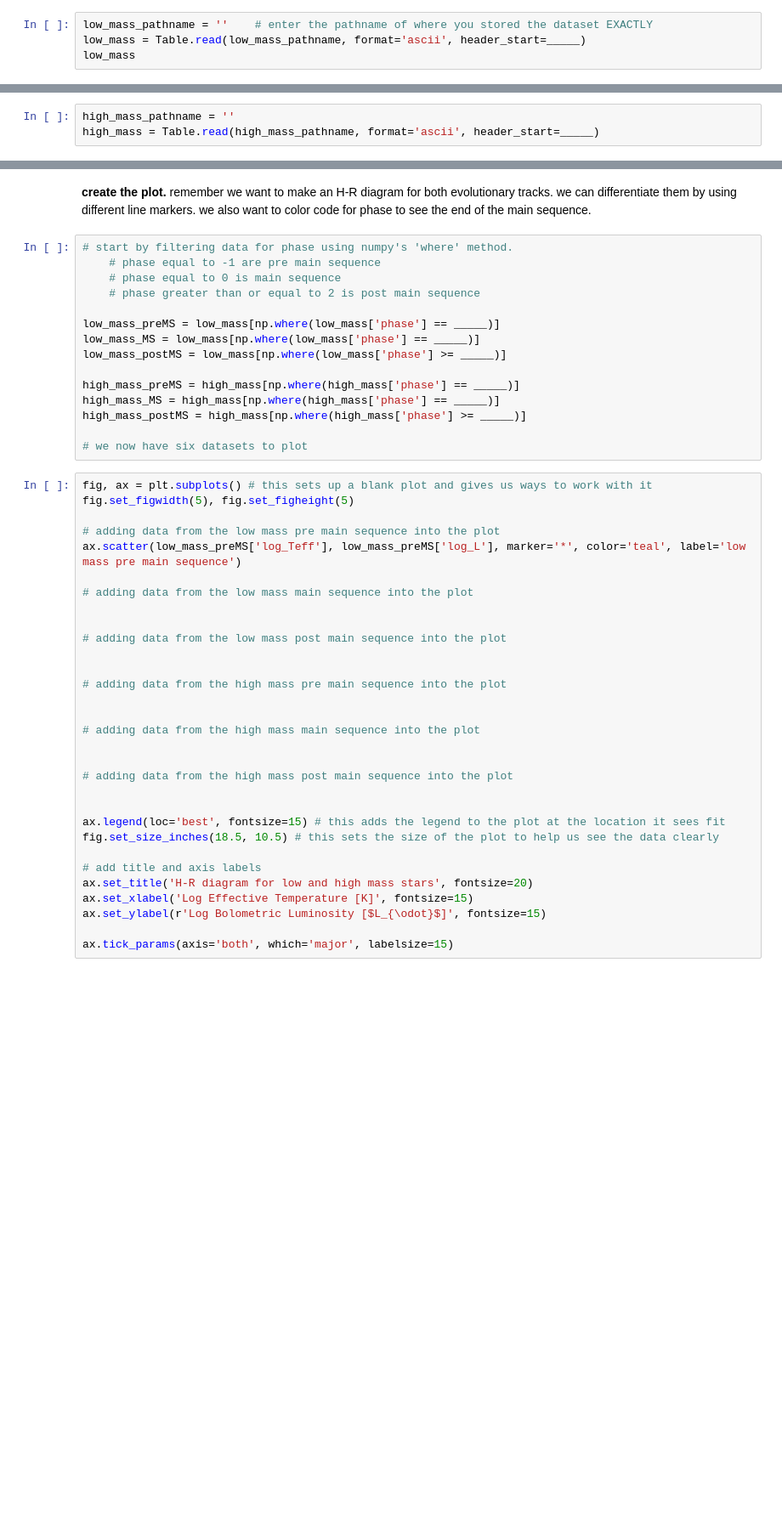
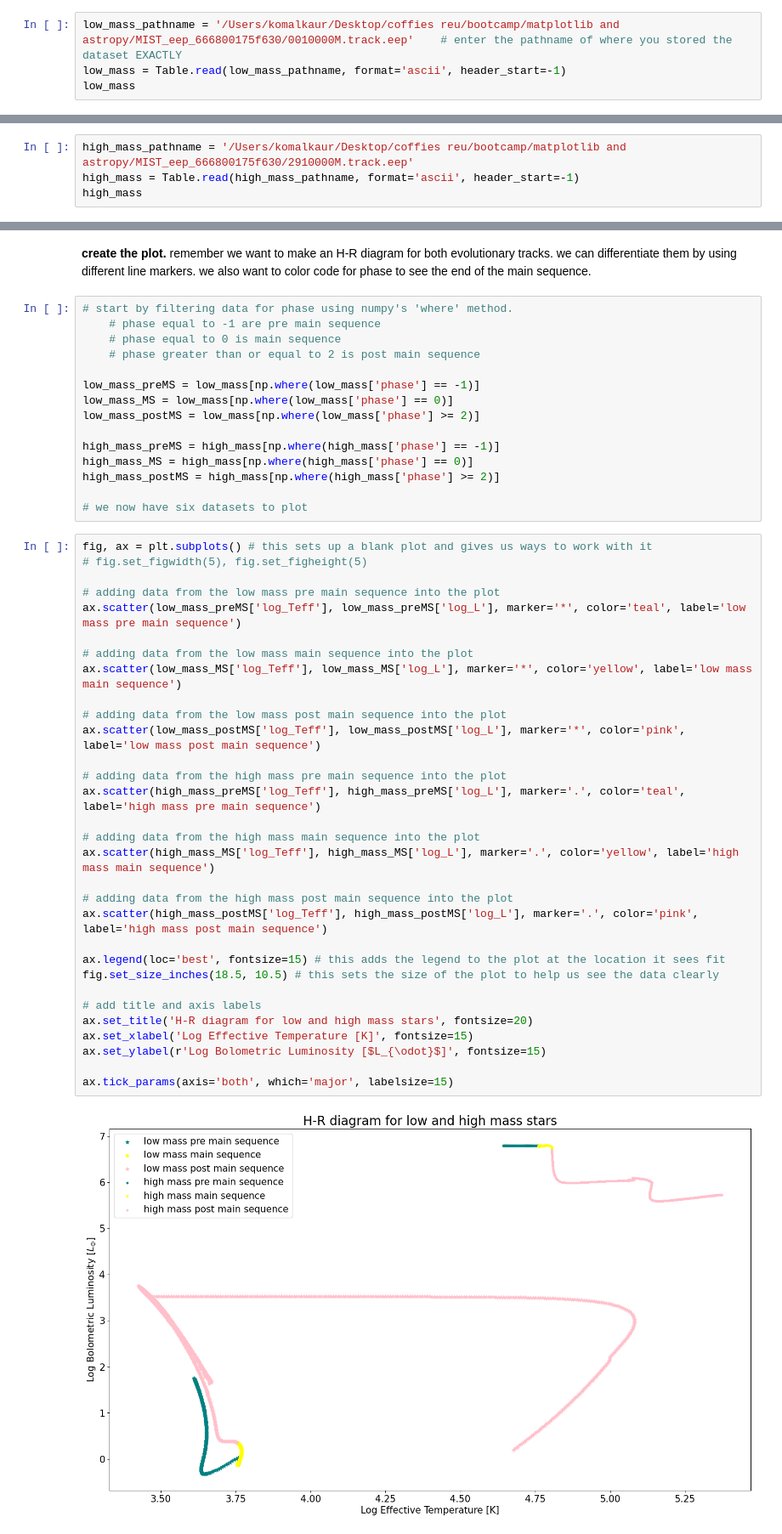
Before and after one commit to KomalKaur0/python-bootcamp-2025, a Jupyter notebook: week4/BLANK-astropy copy.ipynb, the cells around one changed output, grey strips where cells are left out. Shown: that part at 85% size. Saved outputs shown, nothing was run; the diff lists cells and outputs as text; blank space fills up the shorter version.

```diff
--- a/week4/BLANK-astropy copy.ipynb
+++ b/week4/BLANK-astropy copy.ipynb
@@ -23,6 +23,6 @@ import matplotlib.pyplot as plt
 **read in the datasets for each evolutionary track.**
 note that you may have to set the header_start parameter differently depending on how it was saved, so play around with it and check by printing the table to see that you've set it correctly
 # %%
-low_mass_pathname = ''    # enter the pathname of where you stored the dataset EXACTLY
-low_mass = Table.read(low_mass_pathname, format='ascii', header_start=_____)
+low_mass_pathname = '/Users/komalkaur/Desktop/coffies reu/bootcamp/matplotlib and astropy/MIST_eep_666800175f630/0010000M.track.eep'    # enter the pathname of where you stored the dataset EXACTLY
+low_mass = Table.read(low_mass_pathname, format='ascii', header_start=-1)
 low_mass
@@ -29,3 +49,4 @@ low_mass
 # %%
-high_mass_pathname = ''
-high_mass = Table.read(high_mass_pathname, format='ascii', header_start=_____)
+high_mass_pathname = '/Users/komalkaur/Desktop/coffies reu/bootcamp/matplotlib and astropy/MIST_eep_666800175f630/2910000M.track.eep'
+high_mass = Table.read(high_mass_pathname, format='ascii', header_start=-1)
+high_mass
@@ -41,43 +84,45 @@ print(low_mass.colnames)
     # phase equal to 0 is main sequence
     # phase greater than or equal to 2 is post main sequence
 
-low_mass_preMS = low_mass[np.where(low_mass['phase'] == _____)]
-low_mass_MS = low_mass[np.where(low_mass['phase'] == _____)]
-low_mass_postMS = low_mass[np.where(low_mass['phase'] >= _____)]
+low_mass_preMS = low_mass[np.where(low_mass['phase'] == -1)]
+low_mass_MS = low_mass[np.where(low_mass['phase'] == 0)]
+low_mass_postMS = low_mass[np.where(low_mass['phase'] >= 2)]
 
-high_mass_preMS = high_mass[np.where(high_mass['phase'] == _____)]
-high_mass_MS = high_mass[np.where(high_mass['phase'] == _____)]
-high_mass_postMS = high_mass[np.where(high_mass['phase'] >= _____)]
+high_mass_preMS = high_mass[np.where(high_mass['phase'] == -1)]
+high_mass_MS = high_mass[np.where(high_mass['phase'] == 0)]
+high_mass_postMS = high_mass[np.where(high_mass['phase'] >= 2)]
 
 # we now have six datasets to plot
 # %%
 fig, ax = plt.subplots() # this sets up a blank plot and gives us ways to work with it
-fig.set_figwidth(5), fig.set_figheight(5)
+# fig.set_figwidth(5), fig.set_figheight(5)
 
 # adding data from the low mass pre main sequence into the plot
 ax.scatter(low_mass_preMS['log_Teff'], low_mass_preMS['log_L'], marker='*', color='teal', label='low mass pre main sequence')
 
 # adding data from the low mass main sequence into the plot
-
+ax.scatter(low_mass_MS['log_Teff'], low_mass_MS['log_L'], marker='*', color='yellow', label='low mass main sequence')
 
 # adding data from the low mass post main sequence into the plot
-
+ax.scatter(low_mass_postMS['log_Teff'], low_mass_postMS['log_L'], marker='*', color='pink', label='low mass post main sequence')
 
 # adding data from the high mass pre main sequence into the plot
-
+ax.scatter(high_mass_preMS['log_Teff'], high_mass_preMS['log_L'], marker='.', color='teal', label='high mass pre main sequence')
 
 # adding data from the high mass main sequence into the plot
-
+ax.scatter(high_mass_MS['log_Teff'], high_mass_MS['log_L'], marker='.', color='yellow', label='high mass main sequence')
 
 # adding data from the high mass post main sequence into the plot
-
+ax.scatter(high_mass_postMS['log_Teff'], high_mass_postMS['log_L'], marker='.', color='pink', label='high mass post main sequence')
 
 ax.legend(loc='best', fontsize=15) # this adds the legend to the plot at the location it sees fit
 fig.set_size_inches(18.5, 10.5) # this sets the size of the plot to help us see the data clearly
 
 # add title and axis labels
 ax.set_title('H-R diagram for low and high mass stars', fontsize=20)
 ax.set_xlabel('Log Effective Temperature [K]', fontsize=15)
 ax.set_ylabel(r'Log Bolometric Luminosity [$L_{\odot}$]', fontsize=15)
 
 ax.tick_params(axis='both', which='major', labelsize=15)
+# %% [output]
+[figure, added]
```
Also changed, not shown: parts of 3 cells of this notebook, 3 other files.
